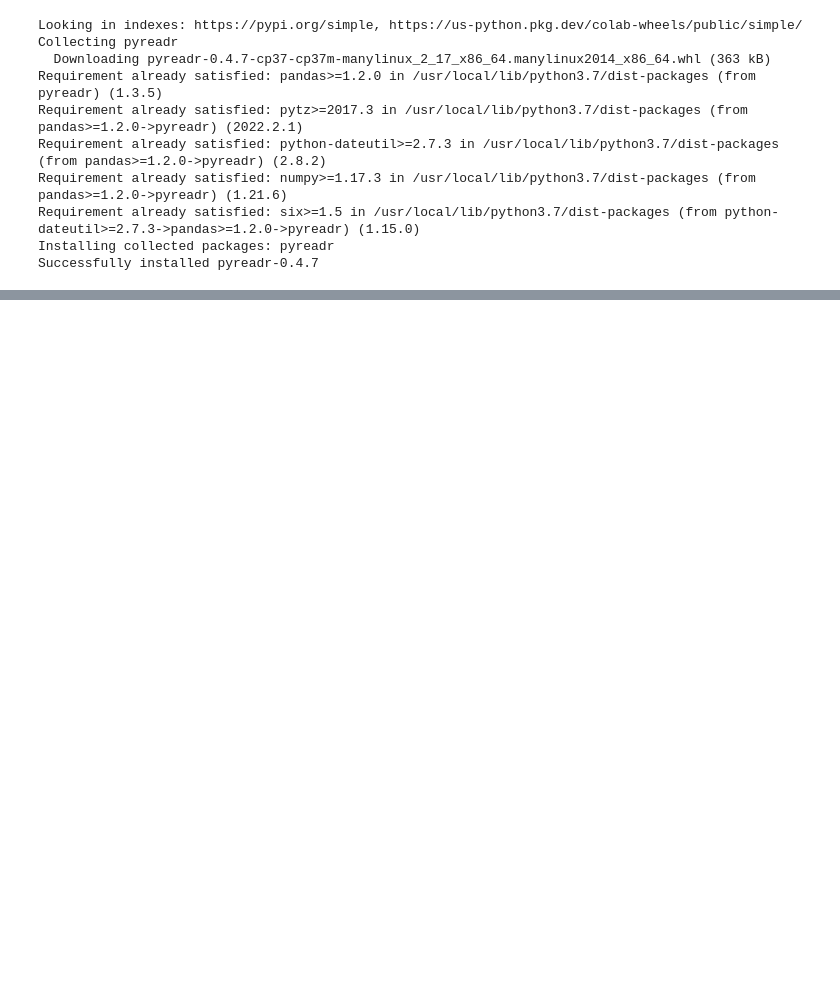
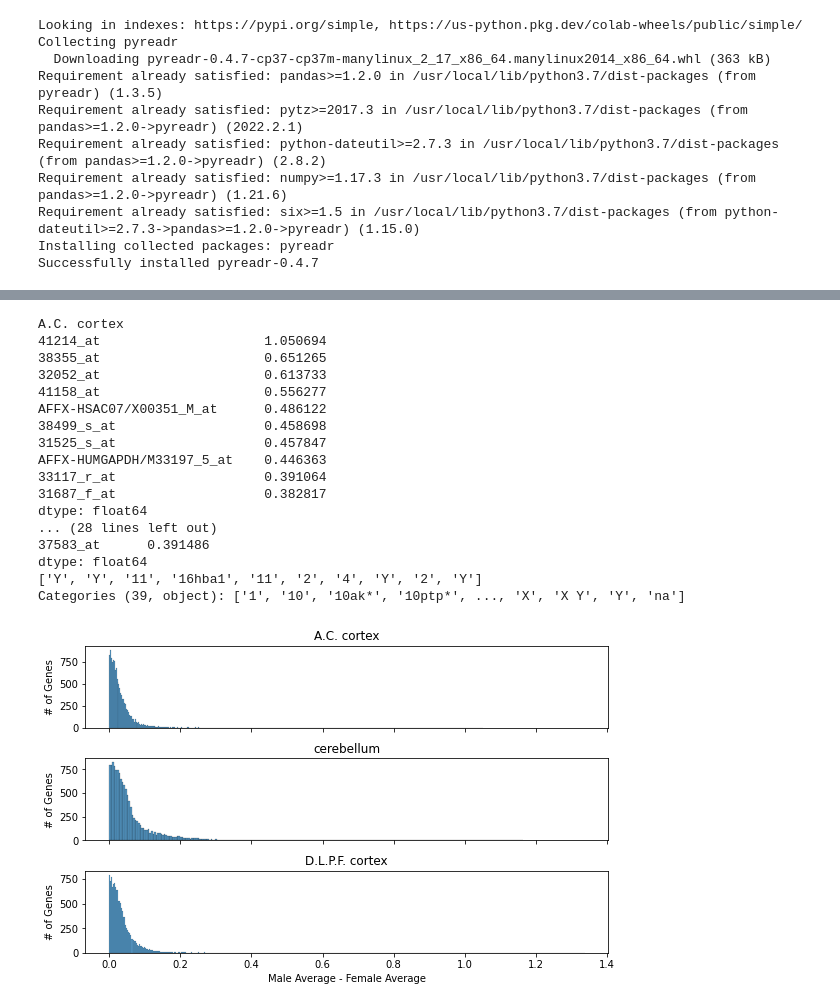
Before and after one commit to unique-subedi/604-gene-expression, a Jupyter notebook: Vinod_gene_expression_master.ipynb, the cells around one changed output, grey strips where cells are left out. Saved outputs shown, nothing was run; the diff lists cells and outputs as text; code cells hidden in the pictures; blank space fills up the shorter version.

```diff
--- a/Vinod_gene_expression_master.ipynb
+++ b/Vinod_gene_expression_master.ipynb
@@ -37,3 +53,50 @@ genes_Y_crom = genes[genes.chrom == "Y"].index
+# %%
+express_norm_samp = pd.concat([expression_norm, samples], axis=1)
+
+express_norm_samp.head()
+fig, axs = plt.subplots(3, 1, figsize=(8, 5), constrained_layout=True, sharex='all')
+express_samp_loc = express_norm_samp
+# print(express_samp_UM.head())
+c = 0
+for tissue in express_samp_loc["region"].unique():
+  print(tissue)
+  df_male = express_samp_loc[(express_samp_loc.region == tissue) & (express_samp_loc.sex == "male")]
+  df_female = express_samp_loc[(express_samp_loc.region == tissue) & (express_samp_loc.sex == "female")]
+
+  male_mean = expression_norm.loc[df_male.index].mean()
+  female_mean = expression_norm.loc[df_female.index].mean()
+
+  diff = np.abs(male_mean - female_mean)
+  sns.histplot(diff, ax = axs[c])
+  axs[c].set_title(tissue)
+  axs[c].set_xlabel("Male Average - Female Average")
+  axs[c].set_ylabel("# of Genes")
+  diff = diff.sort_values(ascending=False)
+  top_10 = diff.iloc[:10]
+  print(top_10)
+  op_genes = genes.loc[top_10.keys()].loc[:, 'chrom'].values
+  print(op_genes)
+  print("")
+  c += 1
+# %% [output]
+A.C. cortex
+41214_at                     1.050694
+38355_at                     0.651265
+32052_at                     0.613733
+41158_at                     0.556277
+AFFX-HSAC07/X00351_M_at      0.486122
+38499_s_at                   0.458698
+31525_s_at                   0.457847
+AFFX-HUMGAPDH/M33197_5_at    0.446363
+33117_r_at                   0.391064
+31687_f_at                   0.382817
+dtype: float64
+... (28 lines left out)
+37583_at      0.391486
+dtype: float64
+['Y', 'Y', '11', '16hba1', '11', '2', '4', 'Y', '2', 'Y']
+Categories (39, object): ['1', '10', '10ak*', '10ptp*', ..., 'X', 'X Y', 'Y', 'na']
+[figure, added]
 # %%
 express_samp = pd.concat([expression, samples], axis=1)
 
```
Also changed, not shown: parts of 4 cells of this notebook.
